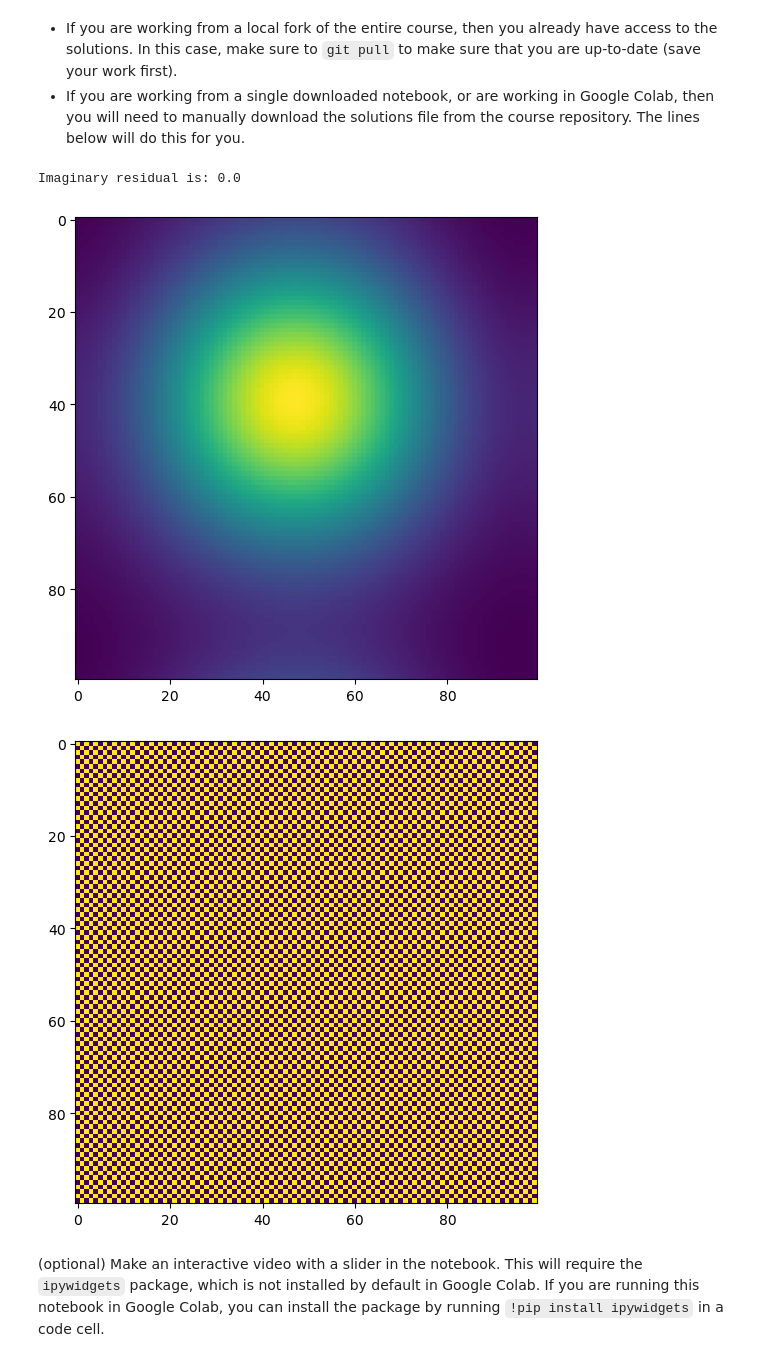
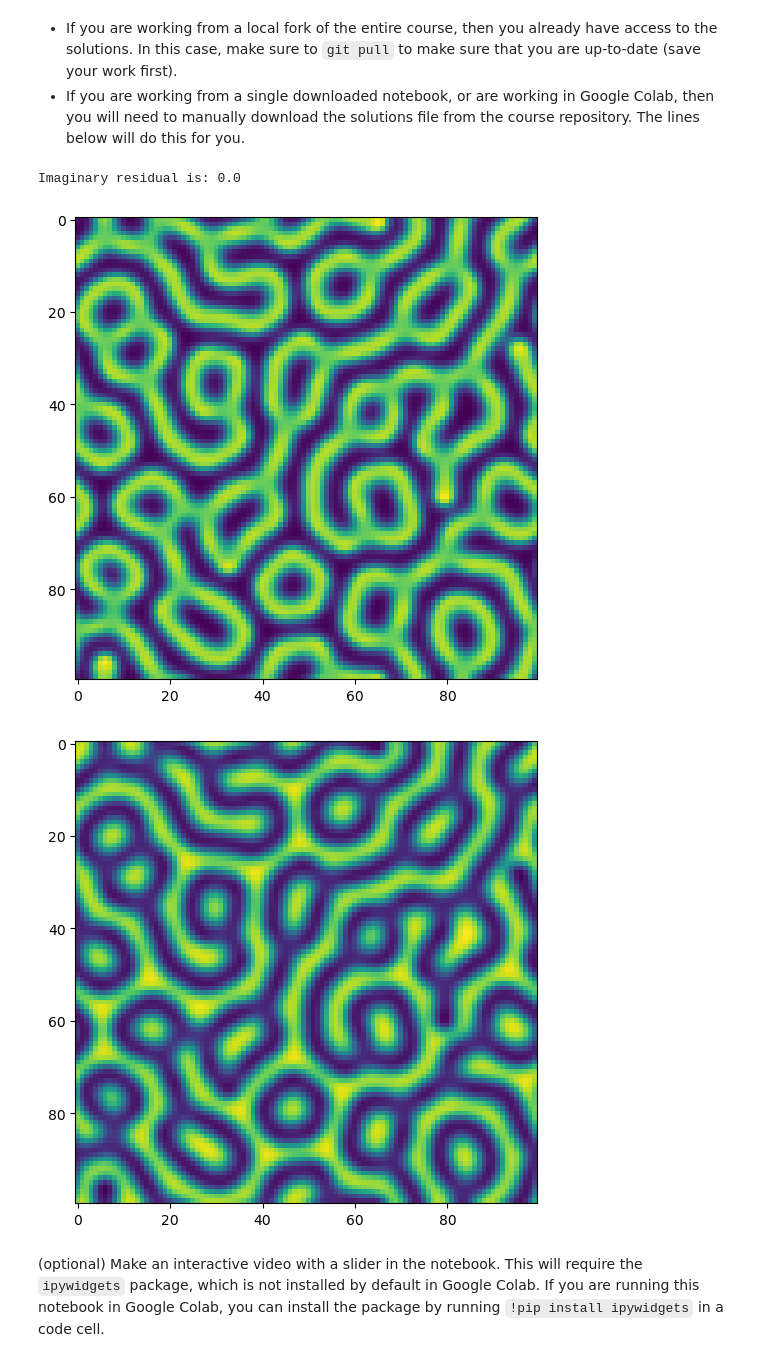
Before and after one commit to sanskar27jain/comp_phys, a Jupyter notebook: hws/pde_turing.ipynb, the cells around one changed output. Saved outputs shown, nothing was run; the diff lists cells and outputs as text; code cells hidden in the pictures.

```diff
--- a/hws/pde_turing.ipynb
+++ b/hws/pde_turing.ipynb
@@ -503,30 +505,30 @@ class GrayScott:
 # %%
 ## Create initial conditions
 np.random.seed(0)
 u_ic = 0.5 +  1.5 * np.random.random((100, 100))
 v_ic = 1 - np.copy(u_ic)
 
 ## Run simulation
-model = GrayScott(*u_ic.shape, b=0.04)
+model = GrayScott(*u_ic.shape)
 tpts, sol = model.solve([u_ic, v_ic], 0, 5000, 500)
 
 ## Check that our spectral code is working: the imaginary residual should be small
 print(f"Imaginary residual is: {np.mean(np.abs(np.imag(np.array(sol))))}")
 sol = np.real(sol)
 
 plt.figure(figsize=(6, 6))
 plt.imshow(sol[-1, 1, ...])  # <-- In my implementation, axis 1 specifies u vs v.
 plt.show()
 plt.close()
 
 plt.figure(figsize=(6, 6))
 plt.imshow(sol[-1, 0, ...])  # <-- In my implementation, axis 1 specifies u vs v.
 plt.show()
 plt.close()
 # %% [output]
 Imaginary residual is: 0.0
-[figure, old version]
+[figure, new version]
-[figure, old version]
+[figure, new version]
 # %% [markdown]
 (optional) Make an interactive video with a slider in the notebook. This will require the `ipywidgets` package, which is not installed by default in Google Colab. If you are running this notebook in Google Colab, you can install the package by running `!pip install ipywidgets` in a code cell.
 # %%
```
Also changed, not shown: parts of 2 cells of this notebook.
